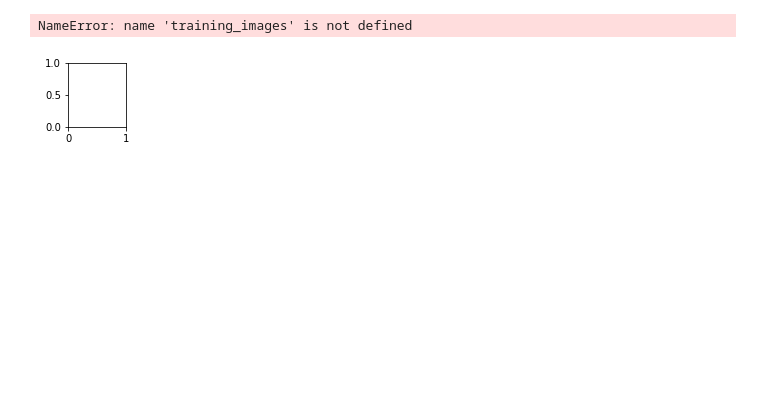
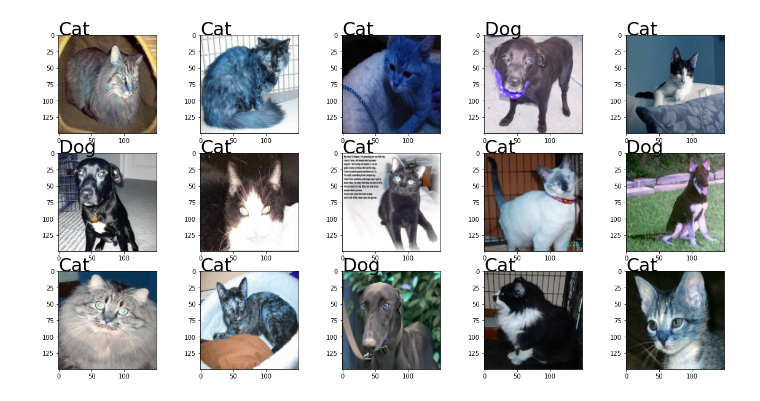
Before and after one commit to GabrielBarrosAS/Curso_Visao_Computacional, a Jupyter notebook: cat_vc_dog/cat_vs_dog_classifier.ipynb, the cells around one changed output. Drawn from its saved outputs; the diff is of its cells as text; code cells hidden in the pictures; blank space fills up the shorter version.

```diff
--- a/cat_vc_dog/cat_vs_dog_classifier.ipynb
+++ b/cat_vc_dog/cat_vs_dog_classifier.ipynb
@@ -123,18 +124,17 @@ model.save(path + name_model + ".h5")
 # %%
 import matplotlib.pyplot as plt
 import numpy as np
 
-#plt.figure(figsize=(20,10))
+plt.figure(figsize=(20,10))
 for i in range(15):
 
     plt.subplot(3,5,i+1)
-    random_num = np.random.randint(0,len(training_images))
-    plt.imshow(training_images[random_num])
+    random_num = np.random.randint(0,len(x_train))
+    plt.imshow(x_train[random_num])
 
-    if training_labels[random_num] == 0: text = "Cat"
-    if training_labels[random_num] == 1: text = "Dog"
+    if y_train[random_num] == 0: text = "Cat"
+    if y_train[random_num] == 1: text = "Dog"
 
     plt.text(0,0,s=text,fontsize=30)
 # %% [output]
-NameError: name 'training_images' is not defined
-[figure, old version]
+[figure, new version]
```
Also changed, not shown: parts of 4 cells of this notebook, 2 other files.
